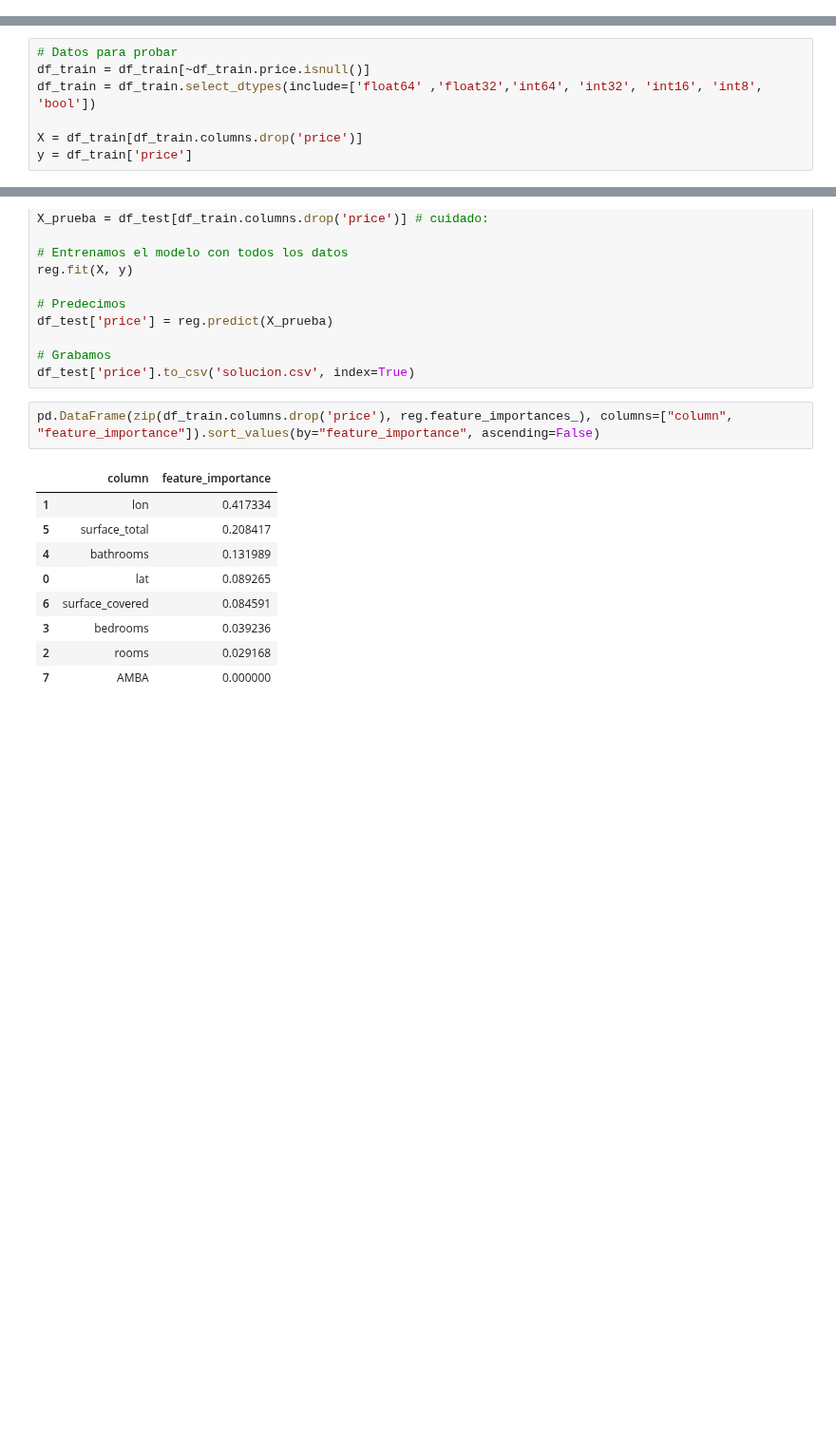
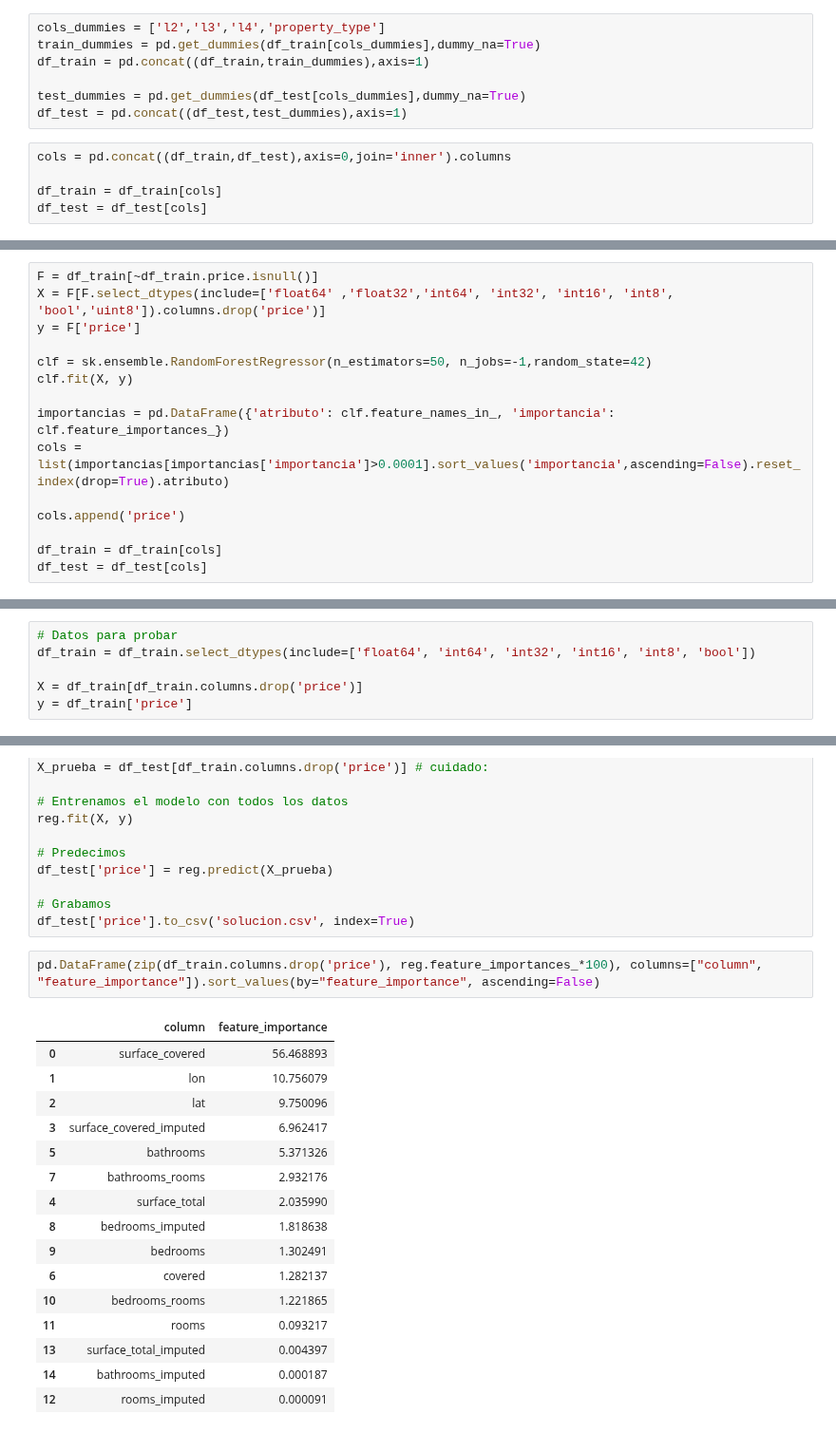
Before and after one commit to josesg998/competencia_properati, a Jupyter notebook: TP_Individual.ipynb, the cells around one changed output, grey strips where cells are left out. Shown at 95% size. Cells and saved outputs as stored; diff of their text form; blank space fills up the shorter version.

Commit message:
Score: 99963.92615, divido algunas variables y saco outliers en train

```diff
--- a/TP_Individual.ipynb
+++ b/TP_Individual.ipynb
@@ -331,0 +322,12 @@ df_test.drop(columns=borrar,inplace=True)
+# %%
+cols_dummies = ['l2','l3','l4','property_type']
+train_dummies = pd.get_dummies(df_train[cols_dummies],dummy_na=True)
+df_train = pd.concat((df_train,train_dummies),axis=1)
+
+test_dummies = pd.get_dummies(df_test[cols_dummies],dummy_na=True)
+df_test = pd.concat((df_test,test_dummies),axis=1)
+# %%
+cols = pd.concat((df_train,df_test),axis=0,join='inner').columns
+
+df_train = df_train[cols]
+df_test = df_test[cols]
@@ -331,0 +353,15 @@ df_test.drop(columns=borrar,inplace=True)
+# %%
+F = df_train[~df_train.price.isnull()]
+X = F[F.select_dtypes(include=['float64' ,'float32','int64', 'int32', 'int16', 'int8', 'bool','uint8']).columns.drop('price')]
+y = F['price']
+
+clf = sk.ensemble.RandomForestRegressor(n_estimators=50, n_jobs=-1,random_state=42)
+clf.fit(X, y)
+
+importancias = pd.DataFrame({'atributo': clf.feature_names_in_, 'importancia': clf.feature_importances_})
+cols = list(importancias[importancias['importancia']>0.0001].sort_values('importancia',ascending=False).reset_index(drop=True).atributo)
+
+cols.append('price')
+
+df_train = df_train[cols]
+df_test = df_test[cols]
@@ -378,7 +395,6 @@ array(['Buenos Aires Interior', 'Córdoba', 'Bs.As. G.B.A. Zona Sur',
 # %%
 # Datos para probar
-df_train = df_train[~df_train.price.isnull()]
-df_train = df_train.select_dtypes(include=['float64' ,'float32','int64', 'int32', 'int16', 'int8', 'bool'])
+df_train = df_train.select_dtypes(include=['float64', 'int64', 'int32', 'int16', 'int8', 'bool'])
 
 X = df_train[df_train.columns.drop('price')]
 y = df_train['price']
@@ -439,14 +466,21 @@ df_test['price'] = reg.predict(X_prueba)
 # Grabamos
 df_test['price'].to_csv('solucion.csv', index=True)
 # %%
-pd.DataFrame(zip(df_train.columns.drop('price'), reg.feature_importances_), columns=["column", "feature_importance"]).sort_values(by="feature_importance", ascending=False)
+pd.DataFrame(zip(df_train.columns.drop('price'), reg.feature_importances_*100), columns=["column", "feature_importance"]).sort_values(by="feature_importance", ascending=False)
 # %% [output]
 |  | column | feature_importance |
-| 1 | lon | 0.417334 |
-| 5 | surface_total | 0.208417 |
-| 4 | bathrooms | 0.131989 |
-| 0 | lat | 0.089265 |
-| 6 | surface_covered | 0.084591 |
-| 3 | bedrooms | 0.039236 |
-| 2 | rooms | 0.029168 |
-| 7 | AMBA | 0.000000 |
+| 0 | surface_covered | 56.468893 |
+| 1 | lon | 10.756079 |
+| 2 | lat | 9.750096 |
+| 3 | surface_covered_imputed | 6.962417 |
+| 5 | bathrooms | 5.371326 |
+| 7 | bathrooms_rooms | 2.932176 |
+| 4 | surface_total | 2.035990 |
+| 8 | bedrooms_imputed | 1.818638 |
+| 9 | bedrooms | 1.302491 |
+| 6 | covered | 1.282137 |
+| 10 | bedrooms_rooms | 1.221865 |
+| 11 | rooms | 0.093217 |
+| 13 | surface_total_imputed | 0.004397 |
+| 14 | bathrooms_imputed | 0.000187 |
+| 12 | rooms_imputed | 0.000091 |
```
Also changed, not shown: parts of 90 cells of this notebook, 3 other files.
